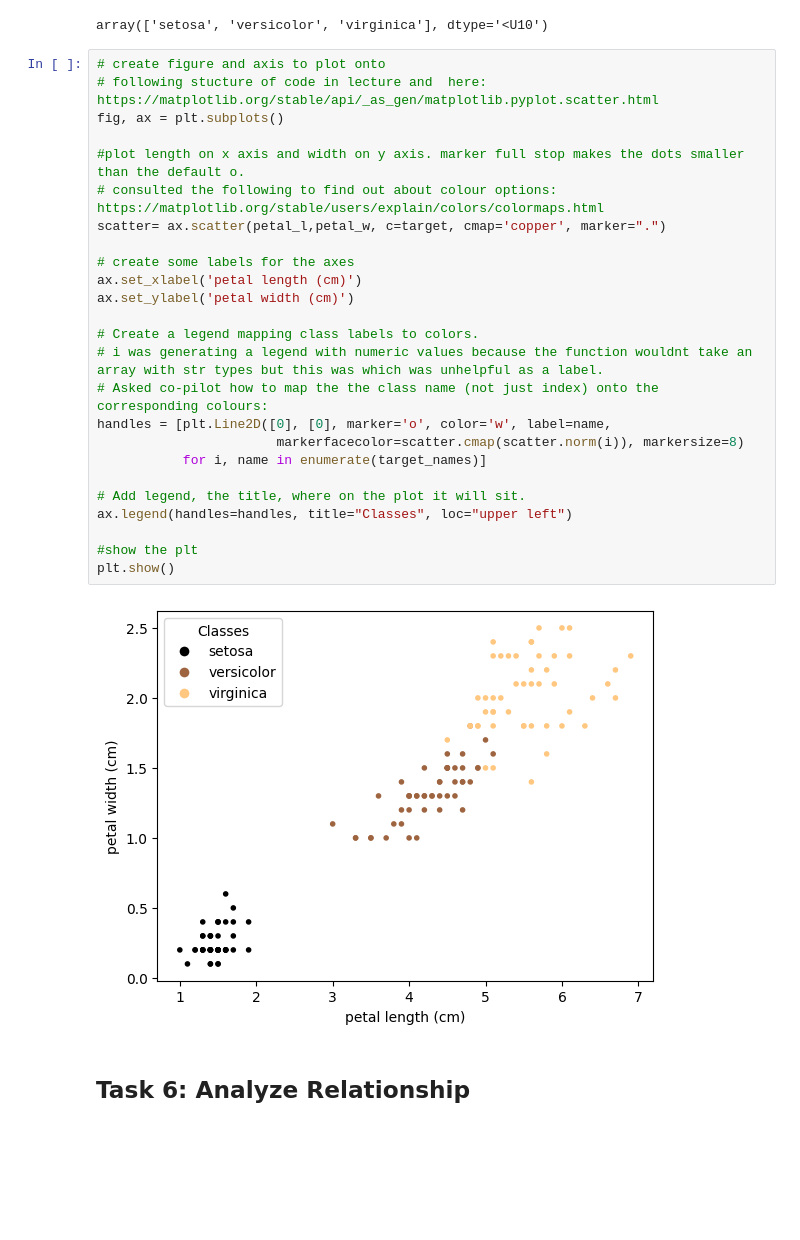
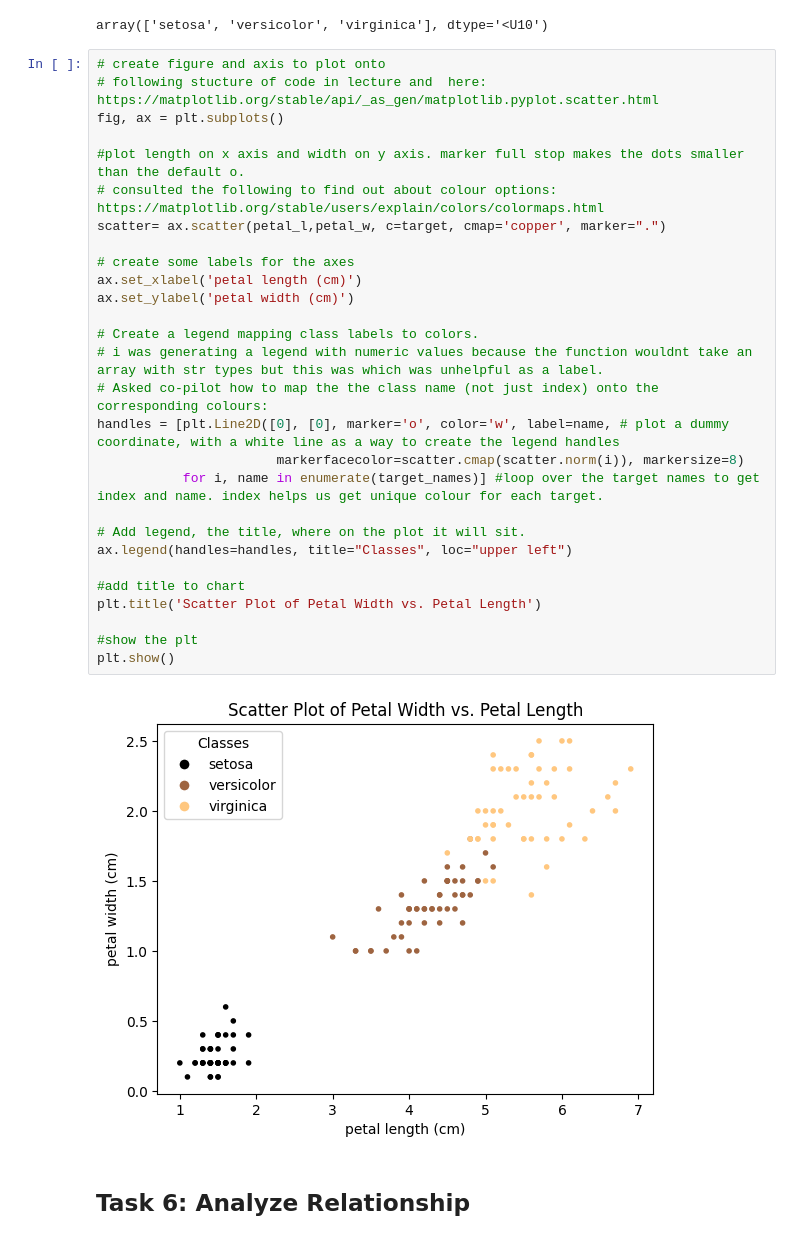
Before and after one commit to EmmaChubbCode/principles_of_da, a Jupyter notebook: tasks.ipynb, the cells around one changed output. Cells and saved outputs as stored; diff of their text form; blank space fills up the shorter version.

```diff
--- a/tasks.ipynb
+++ b/tasks.ipynb
@@ -257,30 +260,33 @@ array(['setosa', 'versicolor', 'virginica'], dtype='<U10')
 # %%
 # create figure and axis to plot onto
 # following stucture of code in lecture and  here: https://matplotlib.org/stable/api/_as_gen/matplotlib.pyplot.scatter.html
 fig, ax = plt.subplots()
 
 #plot length on x axis and width on y axis. marker full stop makes the dots smaller than the default o.
 # consulted the following to find out about colour options: https://matplotlib.org/stable/users/explain/colors/colormaps.html
 scatter= ax.scatter(petal_l,petal_w, c=target, cmap='copper', marker=".")
 
 # create some labels for the axes
 ax.set_xlabel('petal length (cm)')
 ax.set_ylabel('petal width (cm)')
 
 # Create a legend mapping class labels to colors.
 # i was generating a legend with numeric values because the function wouldnt take an array with str types but this was which was unhelpful as a label.
 # Asked co-pilot how to map the the class name (not just index) onto the corresponding colours:
-handles = [plt.Line2D([0], [0], marker='o', color='w', label=name,
+handles = [plt.Line2D([0], [0], marker='o', color='w', label=name, # plot a dummy coordinate, with a white line as a way to create the legend handles
                        markerfacecolor=scatter.cmap(scatter.norm(i)), markersize=8)
-           for i, name in enumerate(target_names)]
+           for i, name in enumerate(target_names)] #loop over the target names to get index and name. index helps us get unique colour for each target.
 
 # Add legend, the title, where on the plot it will sit.
 ax.legend(handles=handles, title="Classes", loc="upper left")
 
+#add title to chart
+plt.title('Scatter Plot of Petal Width vs. Petal Length')
+
 #show the plt
 plt.show()
 # %% [output]
-[figure, old version]
+[figure, new version]
 # %% [markdown]
 ## Task 6: Analyze Relationship
 # %% [markdown]
```
Also changed, not shown: parts of 6 cells of this notebook.
